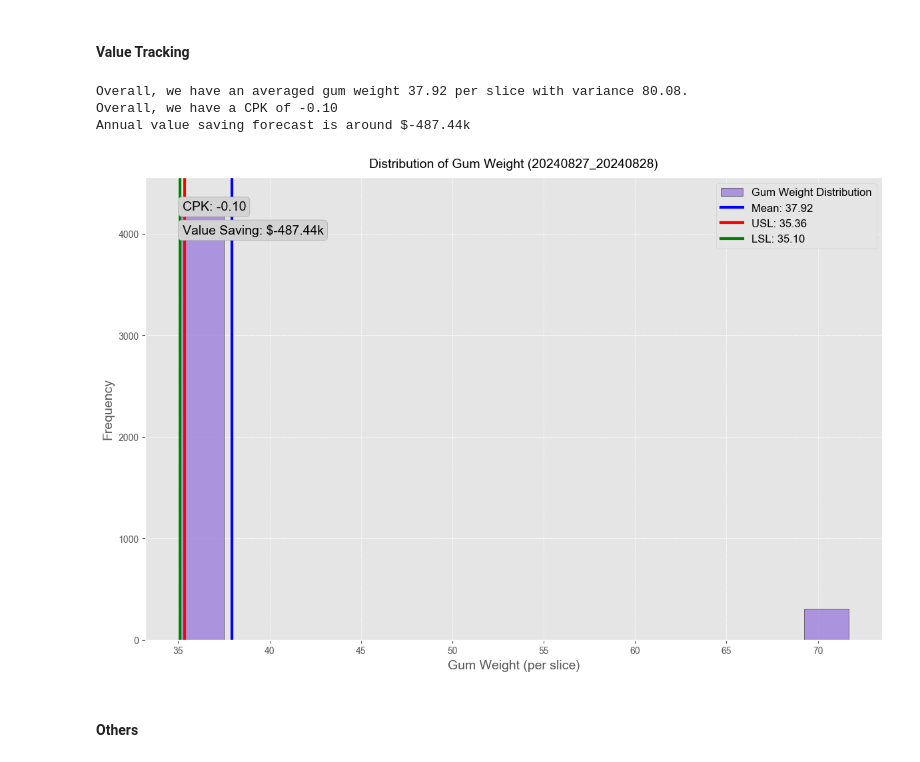
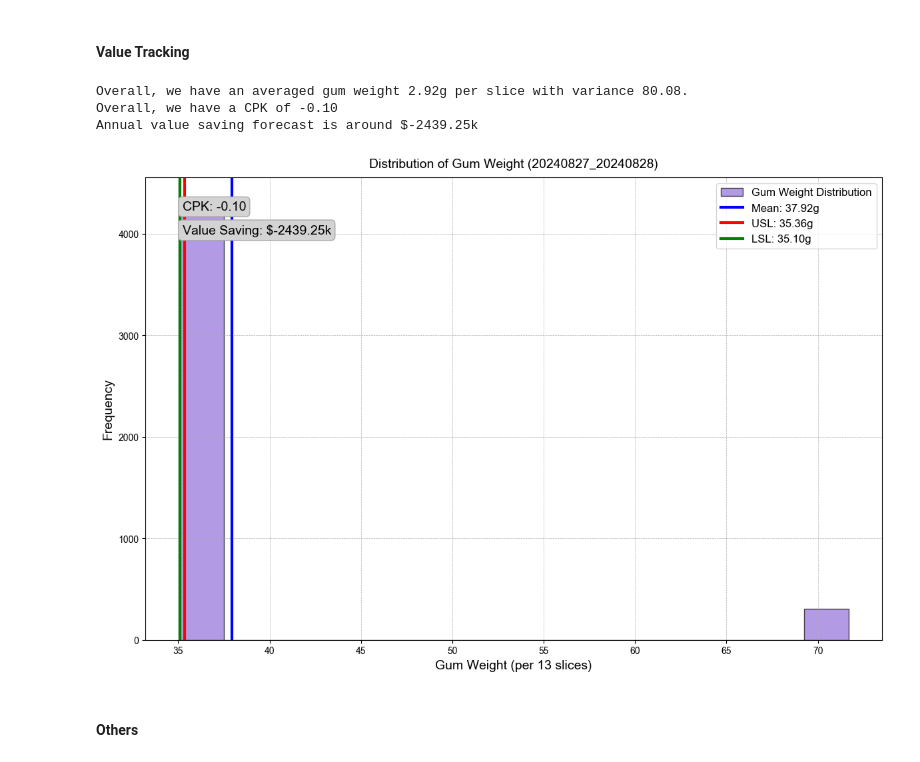
Before and after one commit to klein-wang/TechNow, a Jupyter notebook: Projects/Mars Thallo/model_value_tracking/ot_model_mapping.ipynb, the cells around one changed output. Drawn from its saved outputs; the diff is of its cells as text; code cells hidden in the pictures.

Commit message:
improve value saving logic

```diff
--- a/Projects/Mars Thallo/model_value_tracking/ot_model_mapping.ipynb
+++ b/Projects/Mars Thallo/model_value_tracking/ot_model_mapping.ipynb
@@ -226,7 +226,7 @@ def calculate_cpk(data, usl, lsl):
     # Calculate mean and standard deviation
     mean = np.mean(data)
     std_dev = np.std(data, ddof=1)  # ddof=1 for sample standard deviation
-    print(f'Overall, we have an averaged gum weight {mean:.2f} per slice with variance {std_dev**2:.2f}.')
+    print(f'Overall, we have an averaged gum weight {mean/13:.2f}g per slice with variance {std_dev**2:.2f}.')
 
     # Calculate CPU and CPL
     cpu = (usl - mean) / (3 * std_dev)
@@ -234,8 +234,14 @@ def calculate_cpk(data, usl, lsl):
     cpk = min(cpu, cpl)
     print(f'Overall, we have a CPK of {cpk:.2f}')
 
-    value_saving = (2.76-spc_mean)*100000/7.2138
-    print(f'Annual value saving forecast is around ${value_saving/1000:.2f}k')
+    mean_per_slice = mean/13
+    # mean = 2.71 # ideal value
+    sugar_saving = (2.73-mean_per_slice)/2.73*7864.6*18.14
+    sugarfree_saving = (2.73-mean_per_slice)/2.73*5489.4*20.73
+    usdcny = 7.2083
+    value_saving = (sugar_saving+sugarfree_saving) / usdcny
+
+    print(f'Annual value saving forecast is around ${value_saving:.2f}k')
 
     return mean, std_dev, cpk, value_saving
 
@@ -243,9 +249,9 @@ def calculate_cpk(data, usl, lsl):
 usl, lsl = 2.72*13, 2.70*13
 spc_mean, spc_std_dev, spc_cpk, value_saving= calculate_cpk(df_mapped['actual_weight'], usl, lsl)
 # %% [output]
-Overall, we have an averaged gum weight 37.92 per slice with variance 80.08.
+Overall, we have an averaged gum weight 2.92g per slice with variance 80.08.
 Overall, we have a CPK of -0.10
-Annual value saving forecast is around $-487.44k
+Annual value saving forecast is around $-2439.25k
 # %%
 colors = {
     'hist_color': '#9370DB',  # purple
@@ -255,39 +261,39 @@ colors = {
     'text_bg_color': '#D3D3D3',  # light grey
     'text_edge_color': '#A9A9A9'  # dark grey
 }
 
 # Plotting the histogram
 plt.figure(figsize=(12, 8))
 plt.hist(df_mapped['actual_weight'], bins=15, edgecolor='black', alpha=0.7, color=colors['hist_color'], label='Gum Weight Distribution')
 
 # Plot mean, USL, and LSL
-plt.axvline(spc_mean, color=colors['mean_color'], linestyle='-', linewidth=3, label=f'Mean: {spc_mean:.2f}')
-plt.axvline(usl, color=colors['usl_color'], linestyle='-', linewidth=3, label=f'USL: {usl:.2f}')
-plt.axvline(lsl, color=colors['lsl_color'], linestyle='-', linewidth=3, label=f'LSL: {lsl:.2f}')
+plt.axvline(spc_mean, color=colors['mean_color'], linestyle='-', linewidth=3, label=f'Mean: {spc_mean:.2f}g')
+plt.axvline(usl, color=colors['usl_color'], linestyle='-', linewidth=3, label=f'USL: {usl:.2f}g')
+plt.axvline(lsl, color=colors['lsl_color'], linestyle='-', linewidth=3, label=f'LSL: {lsl:.2f}g')
 
 # Add title with date range and smaller font size
 plt.title(f'Distribution of Gum Weight ({start_dt}_{end_dt})', fontsize=14, fontweight='bold', y=1.01)
 
 # Add labels
-plt.xlabel('Gum Weight (per slice)', fontsize=14)
+plt.xlabel('Gum Weight (per 13 slices)', fontsize=14)
 plt.ylabel('Frequency', fontsize=14)
 
 # Add legend
 plt.legend(frameon=True, fontsize=12)
 
 # Add grid
 plt.grid(True, which='both', linestyle='--', linewidth=0.5)
 
 # Annotate CPK and value saving
 plt.text(0.05, 0.95, f'CPK: {spc_cpk:.2f}', transform=plt.gca().transAxes, fontsize=14, verticalalignment='top',
          bbox=dict(boxstyle="round,pad=0.3", facecolor=colors['text_bg_color'], edgecolor=colors['text_edge_color']))
-plt.text(0.05, 0.90, f'Value Saving: ${value_saving/1000:.2f}k', transform=plt.gca().transAxes, fontsize=14, verticalalignment='top',
+plt.text(0.05, 0.90, f'Value Saving: ${value_saving:.2f}k', transform=plt.gca().transAxes, fontsize=14, verticalalignment='top',
          bbox=dict(boxstyle="round,pad=0.3", facecolor=colors['text_bg_color'], edgecolor=colors['text_edge_color']))
 
 plt.tight_layout()
 plt.show()
 # %% [output]
-[figure, old version]
+[figure, new version]
 # %% [markdown]
 #### Others
 # %%
```
Also changed, not shown: parts of 1 cell of this notebook, 2 other files.
